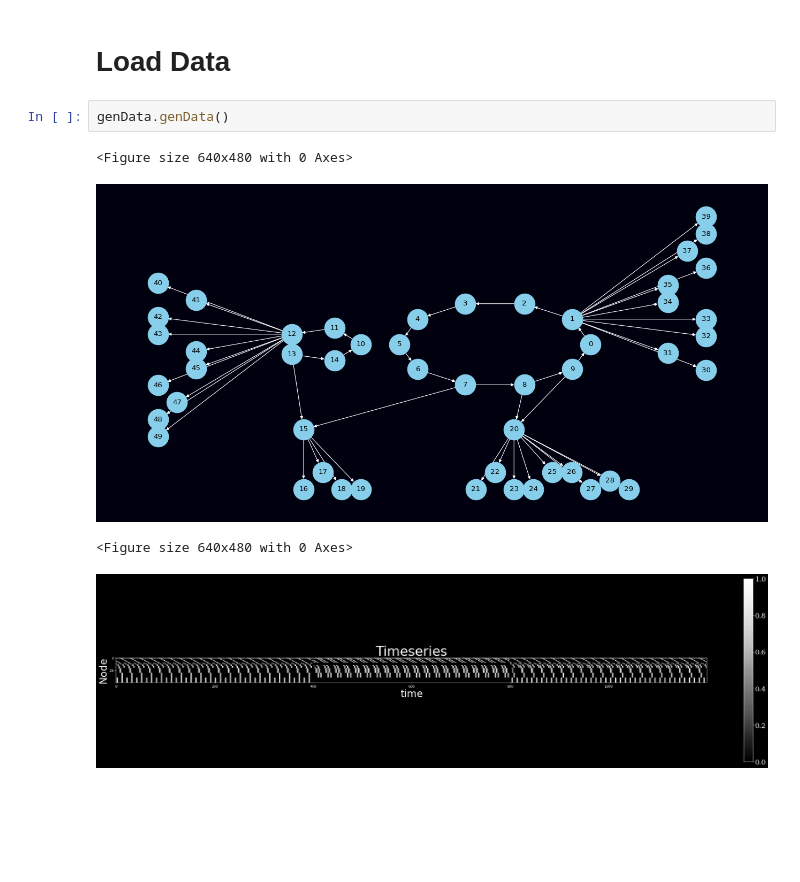
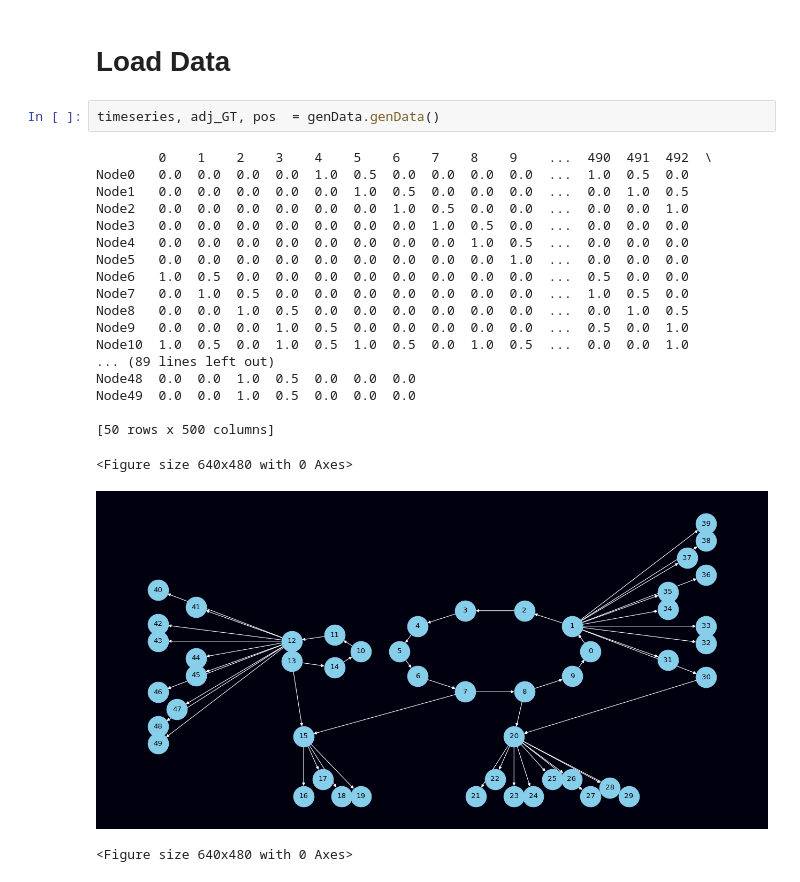
Before and after one commit to Alejandro-neuro/NeuronsGraphConnectivity, a Jupyter notebook: experiments.ipynb, the cells around one changed output. Saved outputs shown, nothing was run; the diff lists cells and outputs as text; blank space fills up the shorter version.

Commit message:
Update Plots visualization, add time window in loader and generate data properly

```diff
--- a/experiments.ipynb
+++ b/experiments.ipynb
@@ -16,10 +16,26 @@ import optimizer_Factory as of
 import Data.genData as genData
 # %% [markdown]
 # Load Data
-# %%
-genData.genData()
-# %% [output]
-<Figure size 640x480 with 0 Axes>
-[figure, removed]
-<Figure size 640x480 with 0 Axes>
-[figure, removed]
+# %%
+timeseries, adj_GT, pos  = genData.genData()
+# %% [output]
+        0    1    2    3    4    5    6    7    8    9    ...  490  491  492  \
+Node0   0.0  0.0  0.0  0.0  1.0  0.5  0.0  0.0  0.0  0.0  ...  1.0  0.5  0.0
+Node1   0.0  0.0  0.0  0.0  0.0  1.0  0.5  0.0  0.0  0.0  ...  0.0  1.0  0.5
+Node2   0.0  0.0  0.0  0.0  0.0  0.0  1.0  0.5  0.0  0.0  ...  0.0  0.0  1.0
+Node3   0.0  0.0  0.0  0.0  0.0  0.0  0.0  1.0  0.5  0.0  ...  0.0  0.0  0.0
+Node4   0.0  0.0  0.0  0.0  0.0  0.0  0.0  0.0  1.0  0.5  ...  0.0  0.0  0.0
+Node5   0.0  0.0  0.0  0.0  0.0  0.0  0.0  0.0  0.0  1.0  ...  0.0  0.0  0.0
+Node6   1.0  0.5  0.0  0.0  0.0  0.0  0.0  0.0  0.0  0.0  ...  0.5  0.0  0.0
+Node7   0.0  1.0  0.5  0.0  0.0  0.0  0.0  0.0  0.0  0.0  ...  1.0  0.5  0.0
+Node8   0.0  0.0  1.0  0.5  0.0  0.0  0.0  0.0  0.0  0.0  ...  0.0  1.0  0.5
+Node9   0.0  0.0  0.0  1.0  0.5  0.0  0.0  0.0  0.0  0.0  ...  0.5  0.0  1.0
+Node10  1.0  0.5  0.0  1.0  0.5  1.0  0.5  0.0  1.0  0.5  ...  0.0  0.0  1.0
+... (89 lines left out)
+Node48  0.0  0.0  1.0  0.5  0.0  0.0  0.0
+Node49  0.0  0.0  1.0  0.5  0.0  0.0  0.0
+
+[50 rows x 500 columns]
+<Figure size 640x480 with 0 Axes>
+[figure, added]
+<Figure size 640x480 with 0 Axes>
```
Also changed, not shown: parts of 5 cells of this notebook, 5 other files.
